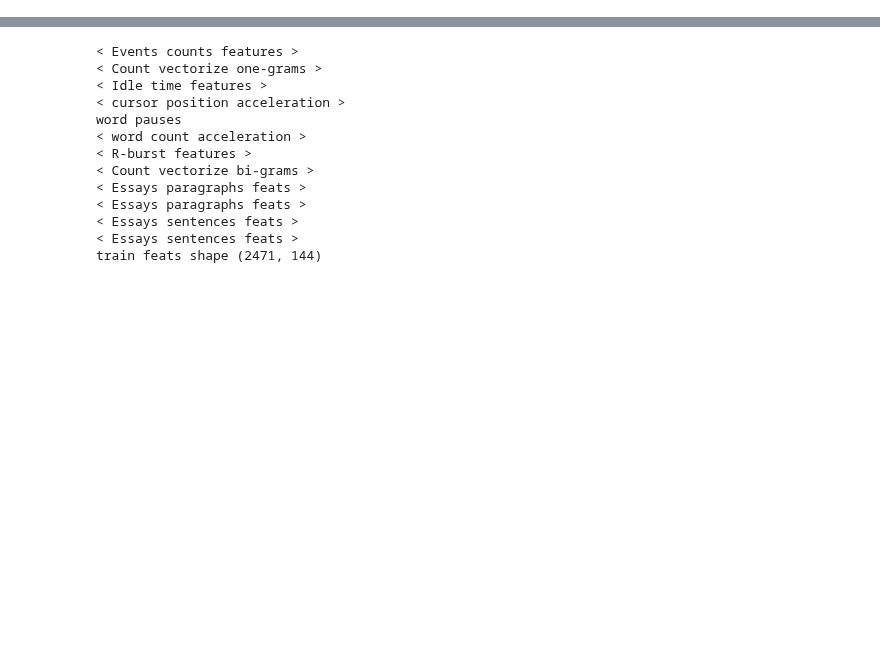
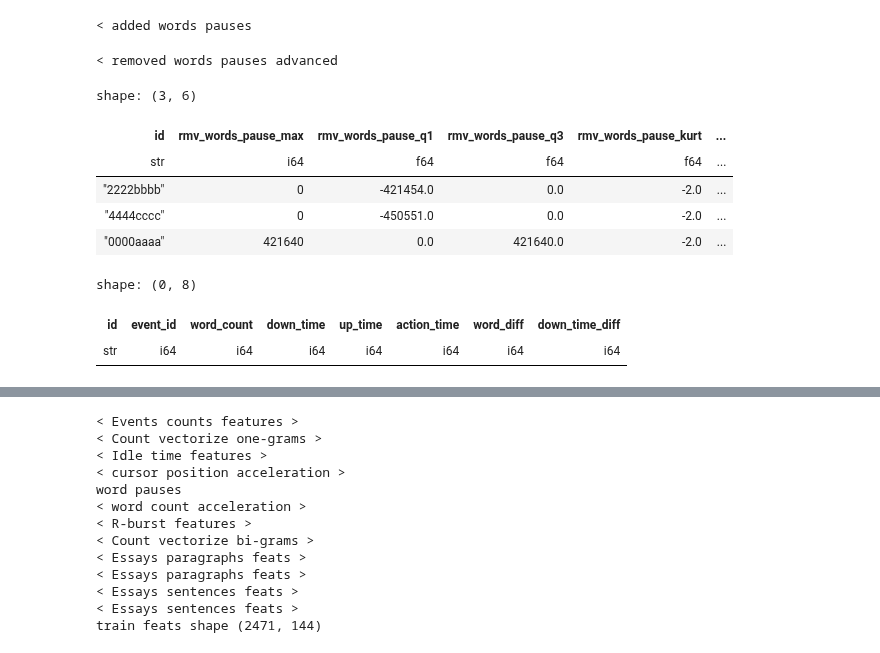
Before and after one commit to uallende/linking_writing_quality, a Jupyter notebook: lqw-clean.ipynb, the cells around one changed output, grey strips where cells are left out. Cells and saved outputs as stored; diff of their text form; code cells hidden in the pictures; blank space fills up the shorter version.

```diff
--- a/lqw-clean.ipynb
+++ b/lqw-clean.ipynb
@@ -16,8 +16,8 @@ train_scores = pl.scan_csv(f'{data_path}/train_scores.csv')
 
 # train_logs, test_logs = amend_event_id_order(train_logs, test_logs)     worsens
 # %%
-def word_pauses(train_logs, test_logs):
-    print("word pauses")
+def added_word_pauses_basic(train_logs, test_logs):
+    print("< added words pauses basic")
     feats = []
 
     for data in [train_logs, test_logs]:
@@ -34,13 +34,35 @@ def word_pauses(train_logs, test_logs):
                         word_pause_mean = pl.col('action_time').mean(),
                         word_pause_sum = pl.col('action_time').sum(),
                         word_pause_std = pl.col('action_time').std(),
+                        word_pause_median = pl.col('action_time').median(),
+
+        )
+        feats.append(word_pause)
+    return feats[0], feats[1]
+
+def added_word_pauses_adv(train_logs, test_logs):
+    print("< added words pauses adv")
+    feats = []
+
+    for data in [train_logs, test_logs]:
+        logs = data.clone()
+        logs = logs.with_columns(pl.col('word_count')
+            .diff().over('id')
+            .alias('word_diff'))
+
+        logs = logs.filter(
+            pl.col('word_diff')>0).select(pl.col(['id','action_time']))
+
+        word_pause = logs.group_by(['id']).agg(
                         word_pause_max = pl.col('action_time').max(),
                         word_pause_min = pl.col('action_time').min(),
-                        word_pause_median = pl.col('action_time').median(),
                         word_pasuse_q1 = pl.col('action_time').quantile(0.25),
                         word_pasuse_q3 = pl.col('action_time').quantile(0.75),
                         word_pasuse_kurt = pl.col('action_time').kurtosis(),
                         word_pasuse_skew = pl.col('action_time').skew(),
+
         )
         feats.append(word_pause)
     return feats[0], feats[1]
+# %% [output]
+< added words pauses
@@ -47,11 +134,34 @@ def word_pauses(train_logs, test_logs):
+# %%
+tr, ts = remove_word_pauses_adv(train_logs, test_logs)
+# %% [output]
+< removed words pauses advanced
+# %%
+ts.collect()
+# %% [output]
+shape: (3, 6)
+| id | rmv_words_pause_max | rmv_words_pause_q1 | rmv_words_pause_q3 | rmv_words_pause_kurt | ... |
+| str | i64 | f64 | f64 | f64 | ... |
+| "2222bbbb" | 0 | -421454.0 | 0.0 | -2.0 | ... |
+| "4444cccc" | 0 | -450551.0 | 0.0 | -2.0 | ... |
+| "0000aaaa" | 421640 | 0.0 | 421640.0 | -2.0 | ... |
 # %%
-logs = train_logs.clone()
-logs,_ = normalise_up_down_times(logs, test_logs)
+logs = test_logs.clone()
 logs = logs.select(pl.col(['id','event_id','word_count','down_time','up_time','action_time']))
 logs = logs.with_columns(pl.col('word_count')
-            .diff().over('id')
-            .fill_null(1)
-            .alias('word_diff'))
+                .diff()
+                .over('id')
+                .fill_null(1)
+                .alias('word_diff'))
 
-negs = logs.filter(pl.col('word_diff')<0)
-pstv = logs.filter(pl.col('word_diff')>0)
+logs = logs.with_columns(pl.col('down_time')
+                .diff()
+                .over('id')
+                .fill_null(0)
+                .alias('down_time_diff'))
+
+word_pause = logs.filter(pl.col('word_diff')<0)
+word_pause.collect()
+# %% [output]
+shape: (0, 8)
+| id | event_id | word_count | down_time | up_time | action_time | word_diff | down_time_diff |
+| str | i64 | i64 | i64 | i64 | i64 | i64 | i64 |
```
Also changed, not shown: parts of 17 cells of this notebook, 2 other files.
